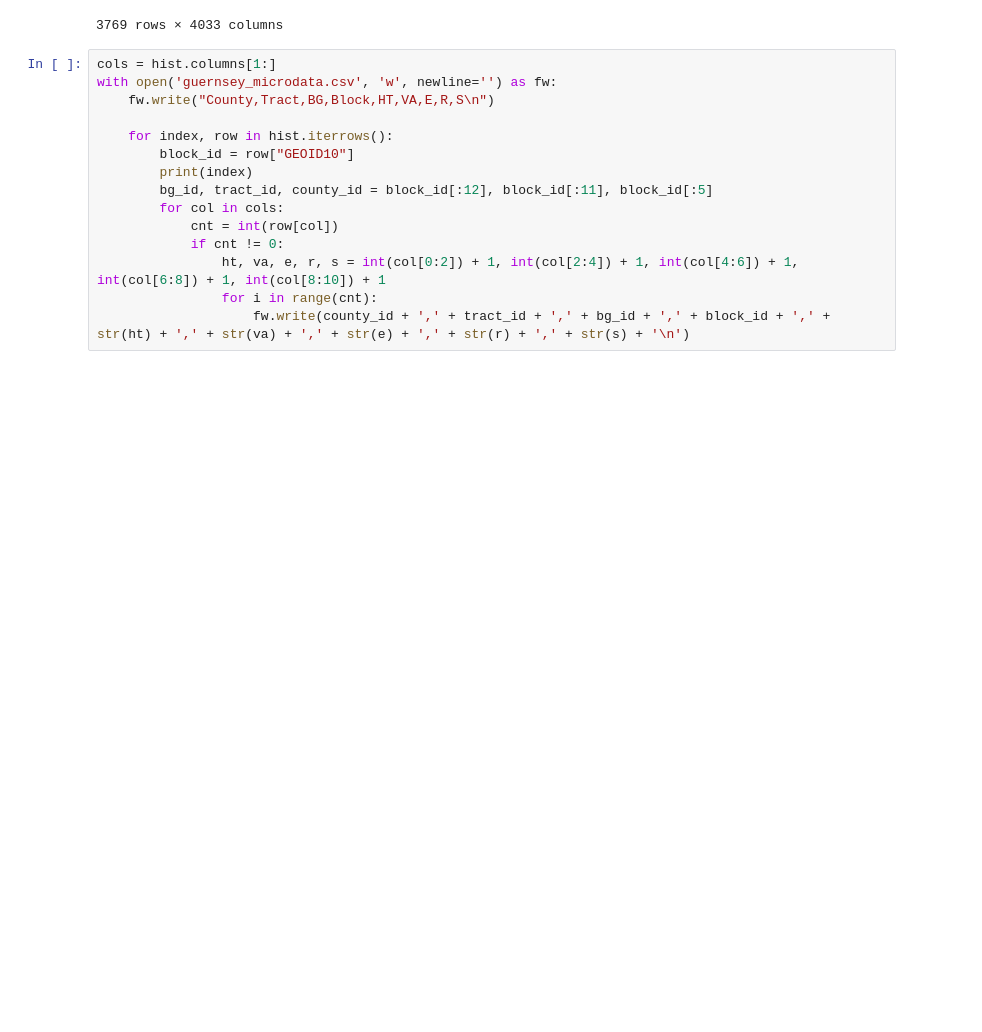
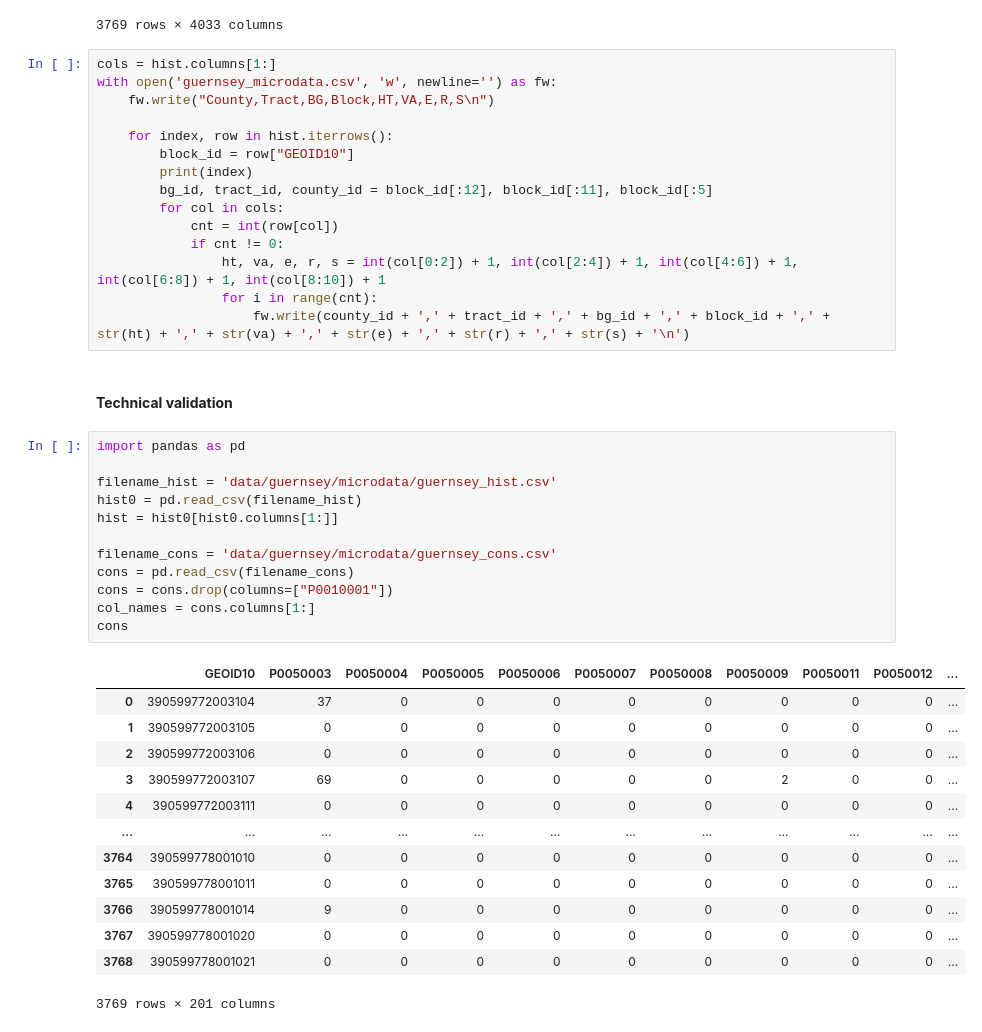
Before and after one commit to linyuehzzz/synthetic-populations, a Jupyter notebook: guernsey_microdata.ipynb, the cells around one changed output. Cells and saved outputs as stored; diff of their text form; blank space fills up the shorter version.

```diff
--- a/guernsey_microdata.ipynb
+++ b/guernsey_microdata.ipynb
@@ -366,3 +371,31 @@ with open('guernsey_microdata.csv', 'w', newline='') as fw:
                 ht, va, e, r, s = int(col[0:2]) + 1, int(col[2:4]) + 1, int(col[4:6]) + 1, int(col[6:8]) + 1, int(col[8:10]) + 1
                 for i in range(cnt):
                     fw.write(county_id + ',' + tract_id + ',' + bg_id + ',' + block_id + ',' + str(ht) + ',' + str(va) + ',' + str(e) + ',' + str(r) + ',' + str(s) + '\n')
+# %% [markdown]
+#### **Technical validation**
+# %%
+import pandas as pd
+
+filename_hist = 'data/guernsey/microdata/guernsey_hist.csv'
+hist0 = pd.read_csv(filename_hist)
+hist = hist0[hist0.columns[1:]]
+
+filename_cons = 'data/guernsey/microdata/guernsey_cons.csv'
+cons = pd.read_csv(filename_cons)
+cons = cons.drop(columns=["P0010001"])
+col_names = cons.columns[1:]
+cons
+# %% [output]
+|  | GEOID10 | P0050003 | P0050004 | P0050005 | P0050006 | P0050007 | P0050008 | P0050009 | P0050011 | P0050012 | ... |
+| 0 | 390599772003104 | 37 | 0 | 0 | 0 | 0 | 0 | 0 | 0 | 0 | ... |
+| 1 | 390599772003105 | 0 | 0 | 0 | 0 | 0 | 0 | 0 | 0 | 0 | ... |
+| 2 | 390599772003106 | 0 | 0 | 0 | 0 | 0 | 0 | 0 | 0 | 0 | ... |
+| 3 | 390599772003107 | 69 | 0 | 0 | 0 | 0 | 0 | 2 | 0 | 0 | ... |
+| 4 | 390599772003111 | 0 | 0 | 0 | 0 | 0 | 0 | 0 | 0 | 0 | ... |
+| ... | ... | ... | ... | ... | ... | ... | ... | ... | ... | ... | ... |
+| 3764 | 390599778001010 | 0 | 0 | 0 | 0 | 0 | 0 | 0 | 0 | 0 | ... |
+| 3765 | 390599778001011 | 0 | 0 | 0 | 0 | 0 | 0 | 0 | 0 | 0 | ... |
+| 3766 | 390599778001014 | 9 | 0 | 0 | 0 | 0 | 0 | 0 | 0 | 0 | ... |
+| 3767 | 390599778001020 | 0 | 0 | 0 | 0 | 0 | 0 | 0 | 0 | 0 | ... |
+| 3768 | 390599778001021 | 0 | 0 | 0 | 0 | 0 | 0 | 0 | 0 | 0 | ... |
+3769 rows × 201 columns
```
Also changed, not shown: parts of 6 cells of this notebook, 7 other files.
